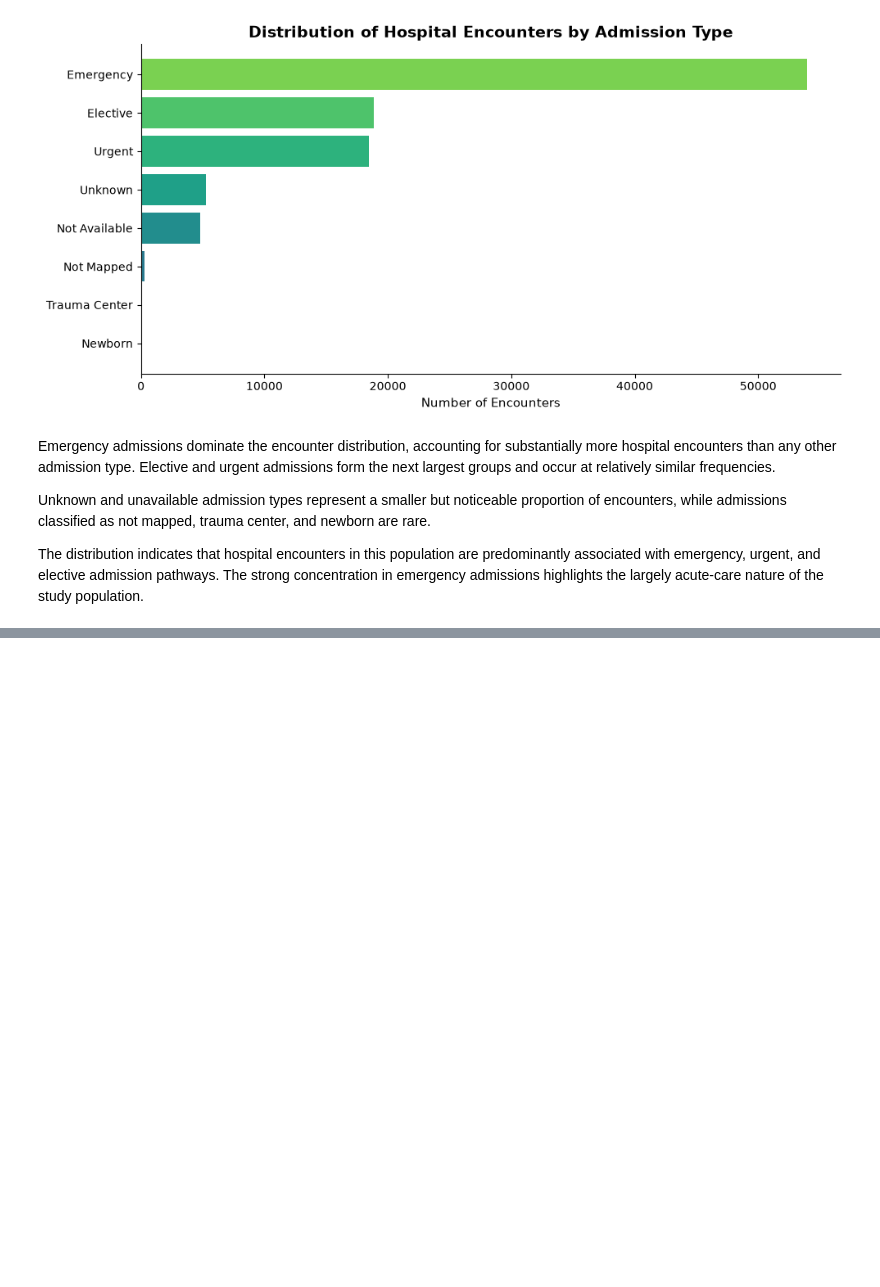
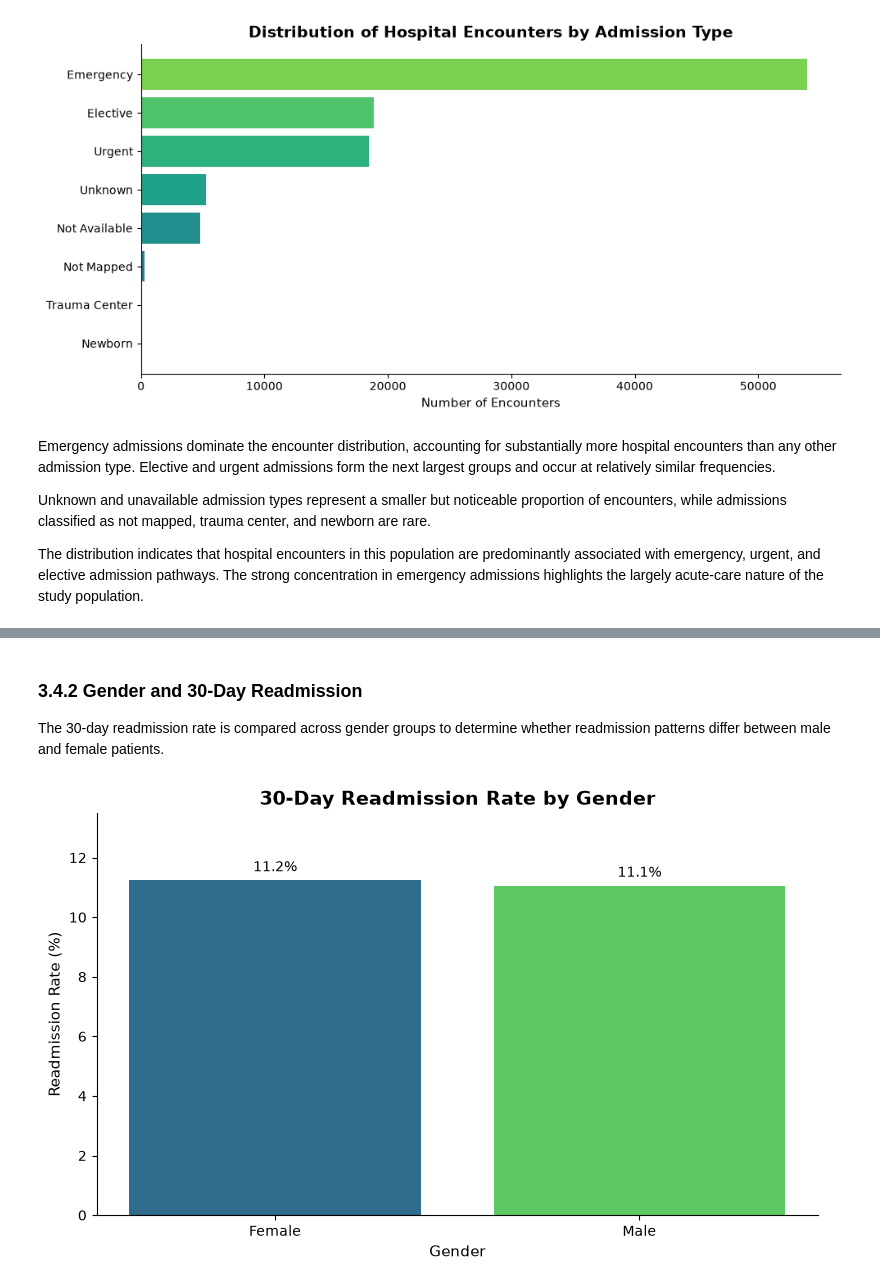
Before and after one commit to byegond-beep/hospital-readmission-resource-allocation-analytics, a Jupyter notebook: notebooks/03_exploratory_data_analysis.ipynb, the cells around one changed output, grey strips where cells are left out. Cells and saved outputs as stored; diff of their text form; code cells hidden in the pictures; blank space fills up the shorter version.

```diff
--- a/notebooks/03_exploratory_data_analysis.ipynb
+++ b/notebooks/03_exploratory_data_analysis.ipynb
@@ -383,0 +452,39 @@ The distribution indicates that hospital encounters in this population are predo
+# %% [markdown]
+### 3.4.2 Gender and 30-Day Readmission
+
+The 30-day readmission rate is compared across gender groups to determine whether readmission patterns differ between male and female patients.
+# %%
+# 30-day readmission rate by gender
+gender_readmit = (
+    df.groupby("gender")["readmitted_30"]
+      .mean()
+      .mul(100)
+      .sort_values(ascending=False)
+)
+
+fig, ax = plt.subplots(figsize=(8, 5))
+
+bars = ax.bar(
+    gender_readmit.index,
+    gender_readmit.values,
+    color=cmap(np.linspace(0.35, 0.75, len(gender_readmit)))
+)
+
+ax.bar_label(
+    bars,
+    labels=[f"{v:.1f}%" for v in gender_readmit.values],
+    padding=4
+)
+
+ax.set(
+    title="30-Day Readmission Rate by Gender",
+    xlabel="Gender",
+    ylabel="Readmission Rate (%)"
+)
+
+ax.set_ylim(0, gender_readmit.max() * 1.2)
+
+plt.tight_layout()
+plt.show()
+# %% [output]
+[figure, added]
```
Also changed, not shown: parts of 33 cells of this notebook.
